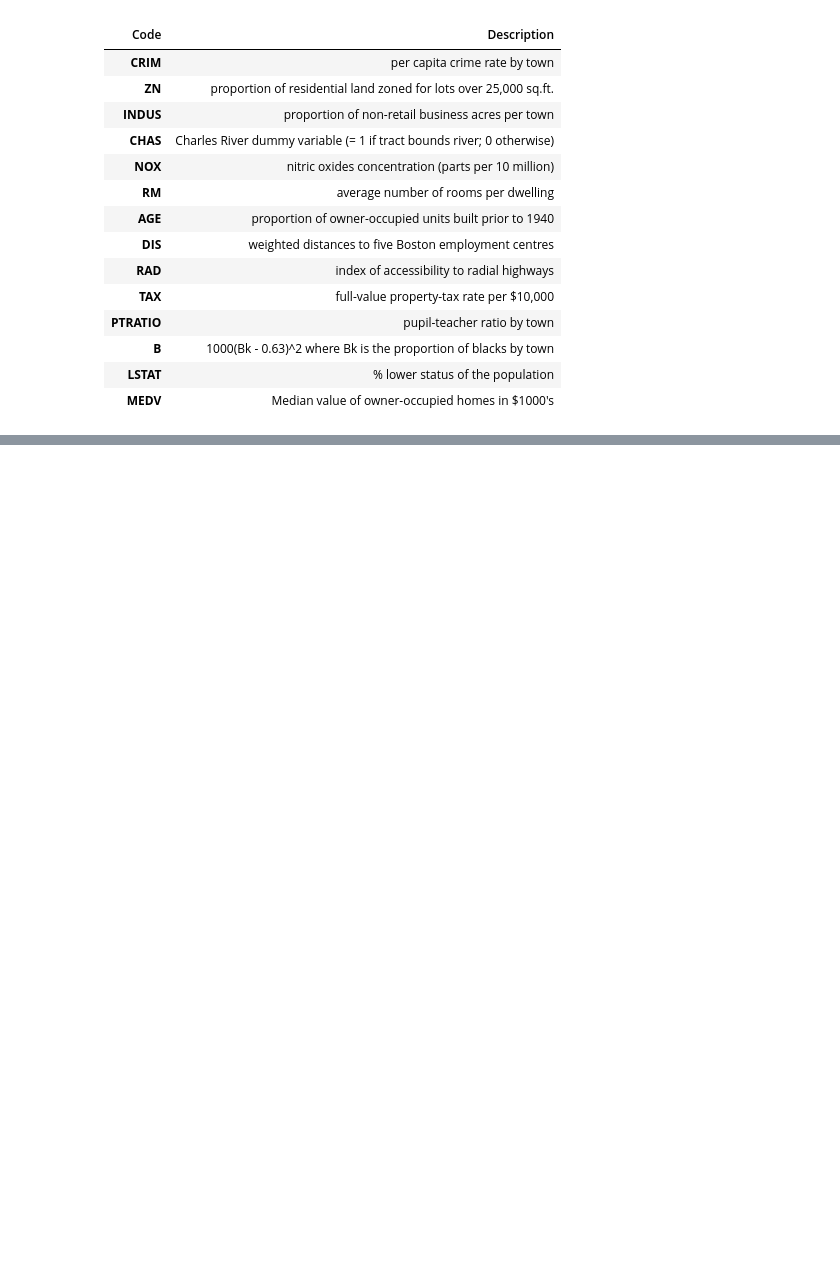
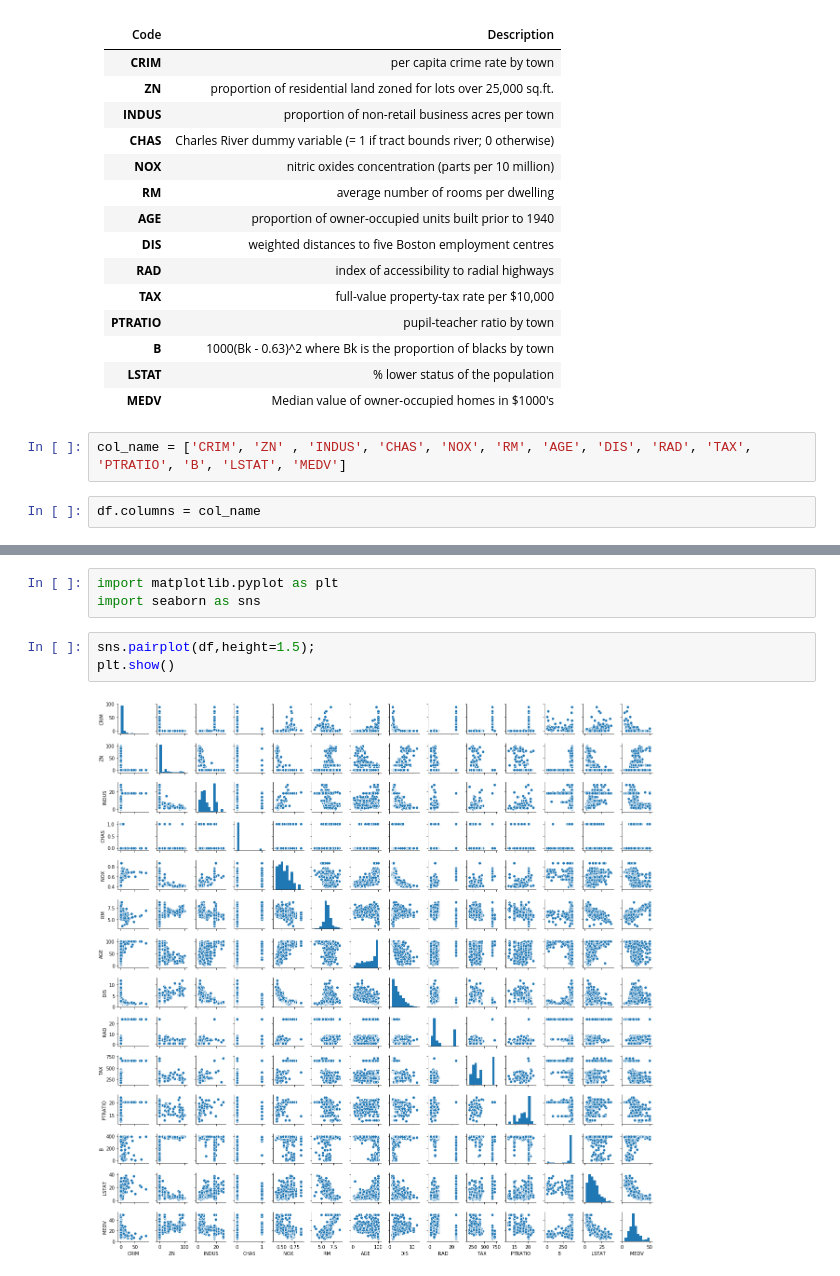
Before and after one commit to anand7427/mahinelearning_python, a Jupyter notebook: 1 Linear & Polynomial Regression/Housing Price Analysis.ipynb, the cells around one changed output, grey strips where cells are left out. Drawn from its saved outputs; the diff is of its cells as text; blank space fills up the shorter version.

```diff
--- a/1 Linear & Polynomial Regression/Housing Price Analysis.ipynb
+++ b/1 Linear & Polynomial Regression/Housing Price Analysis.ipynb
@@ -29,3 +29,7 @@ df.head()
 |**B**  | 1000(Bk - 0.63)^2 where Bk is the proportion of blacks by town |
 |**LSTAT**  | % lower status of the population |
 |**MEDV**  | Median value of owner-occupied homes in \$1000's |
+# %%
+col_name = ['CRIM', 'ZN' , 'INDUS', 'CHAS', 'NOX', 'RM', 'AGE', 'DIS', 'RAD', 'TAX', 'PTRATIO', 'B', 'LSTAT', 'MEDV']
+# %%
+df.columns = col_name
@@ -31,0 +77,8 @@ df.head()
+# %%
+import matplotlib.pyplot as plt
+import seaborn as sns
+# %%
+sns.pairplot(df,height=1.5);
+plt.show()
+# %% [output]
+[figure, added]
```
Also changed, not shown: parts of 31 cells of this notebook, 3 other files.
